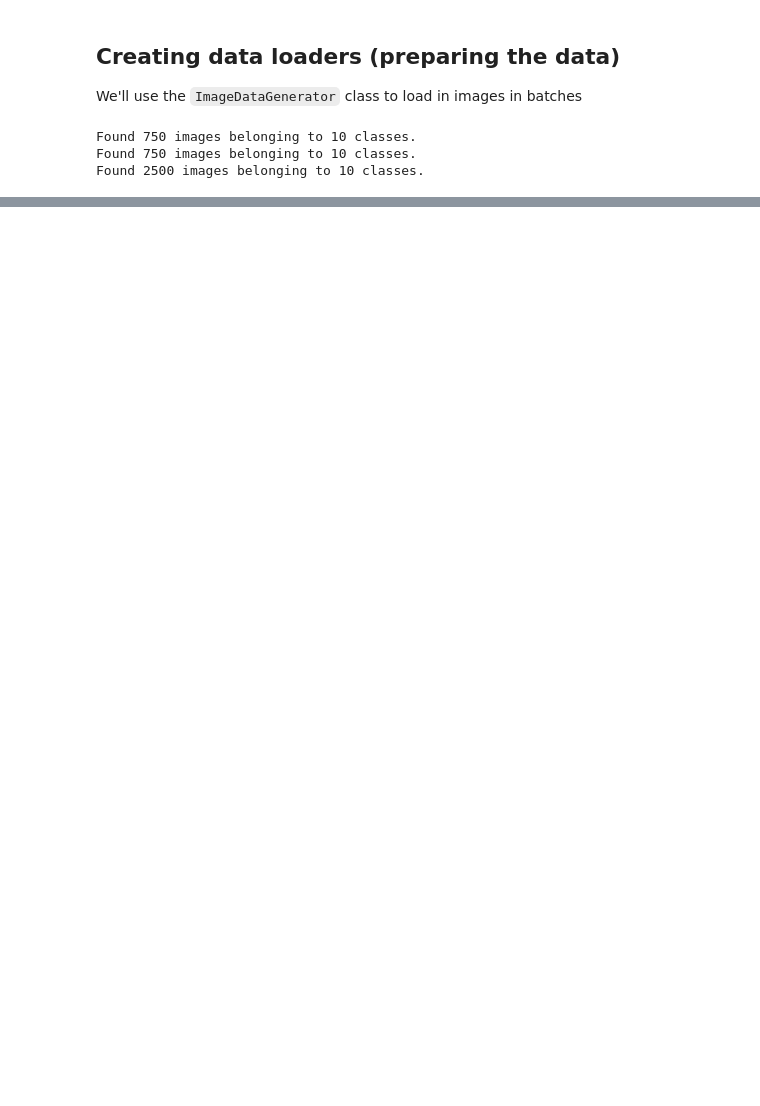
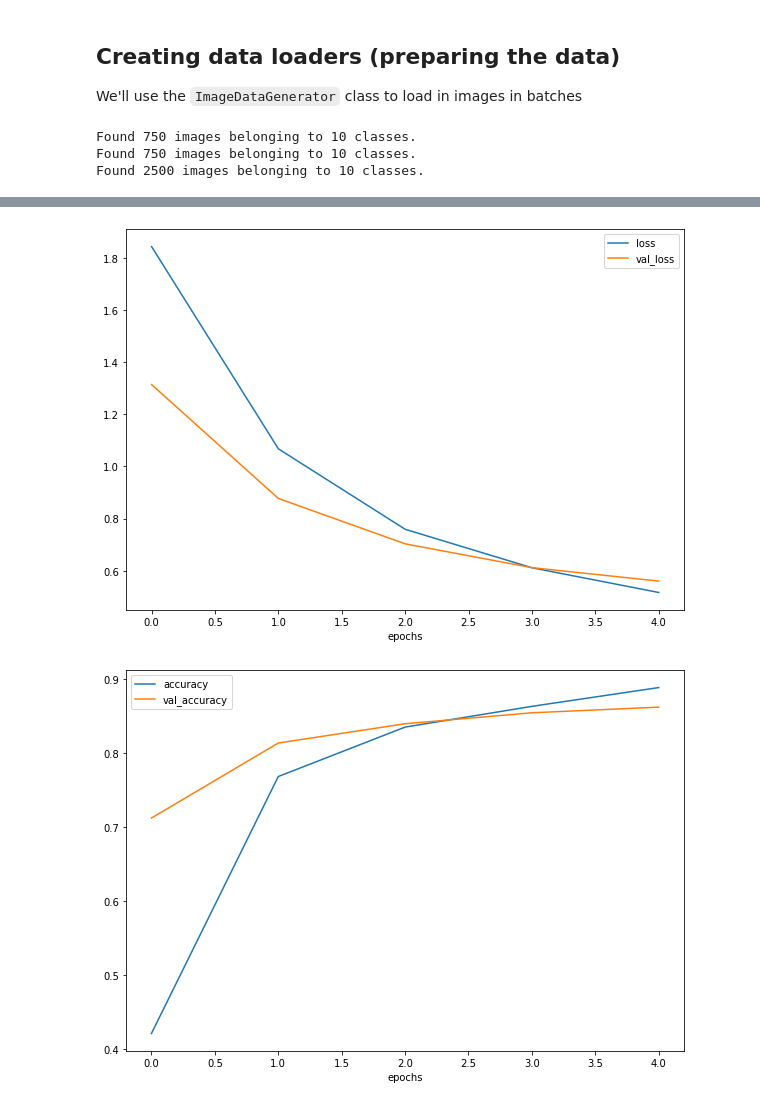
Before and after one commit to sanghvian/ml-with-tensorflow, a Jupyter notebook: transfer_learning_tf_feature_extraction_video.ipynb, the cells around one changed output, grey strips where cells are left out. Saved outputs shown, nothing was run; the diff lists cells and outputs as text; code cells hidden in the pictures; blank space fills up the shorter version.

```diff
--- a/transfer_learning_tf_feature_extraction_video.ipynb
+++ b/transfer_learning_tf_feature_extraction_video.ipynb
@@ -154,0 +318,3 @@ train_data[7]
+# %%
+### Creating & testing a TensorFlow Hub EfficientNet model
+efficientnet_model = create_model(efficientnet_url, train_data.num_classes)
@@ -154,0 +338,15 @@ train_data[7]
+# %%
+efficientnet_model.compile(
+    loss="categorical_crossentropy",
+    optimizer="Adam",
+    metrics=["accuracy"]
+)
+# %%
+effnet_history = efficientnet_model.fit(
+    train_data,
+    callbacks=[create_tensorboard_callback("board", "effnetb01")],
+    epochs=5,
+    steps_per_epoch=len(train_data),
+    validation_data=test_data,
+    validation_steps=len(test_data)
+)
@@ -154,0 +365,5 @@ train_data[7]
+# %%
+plot_learning_curves(effnet_history)
+# %% [output]
+[figure, added]
+[figure, added]
```
Also changed, not shown: parts of 34 cells of this notebook.
